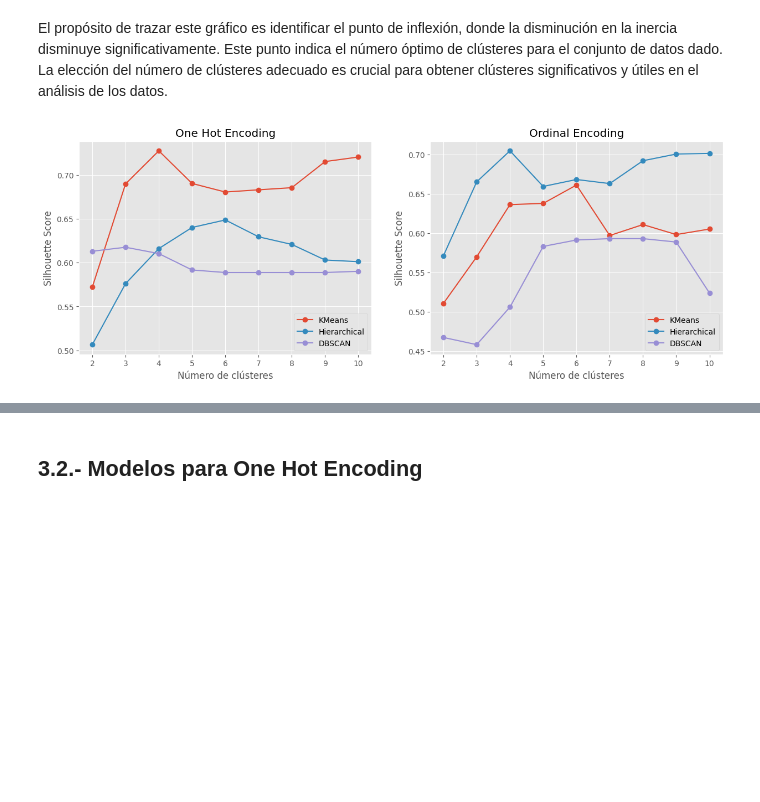
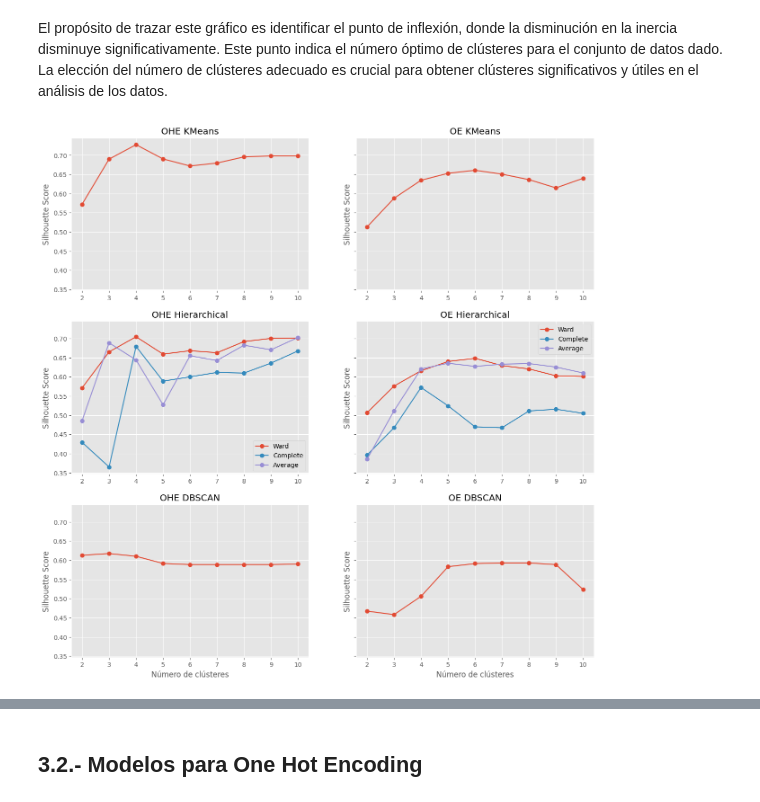
Before and after one commit to RaulCarrero02/G23.P2.100451286.100472334, a Jupyter notebook: kmean.ipynb, the cells around one changed output, grey strips where cells are left out. Cells and saved outputs as stored; diff of their text form; code cells hidden in the pictures; blank space fills up the shorter version.

Commit message:
Cambios en los modelos

```diff
--- a/kmean.ipynb
+++ b/kmean.ipynb
@@ -507,57 +508,86 @@ El propósito de trazar este gráfico es identificar el punto de inflexión, don
 # %%
 # Silhouette Score
 silhouette_oh = []
 silhouette_ordinal = []
 for i in range(2, 11):
-    kmeans_silhouette = KMeans(n_clusters=i, random_state=123).fit(X_ordinal_pca)
-    silhouette_ordinal.append(silhouette_score(X_ordinal_pca, kmeans_silhouette.labels_))
+    kmeans_silhouette = KMeans(n_clusters=i, random_state=123).fit_predict(X_one_hot_pca)
+    silhouette_oh.append(silhouette_score(X_one_hot_pca, kmeans_silhouette))
 
-for i in range(2, 11):
-    kmeans_silhouette = KMeans(n_clusters=i, random_state=123).fit(X_one_hot_pca)
-    silhouette_oh.append(silhouette_score(X_one_hot_pca, kmeans_silhouette.labels_))
+    kmeans_silhouette_oe = KMeans(n_clusters=i, random_state=123).fit_predict(X_ordinal_pca)
+    silhouette_ordinal.append(silhouette_score(X_ordinal_pca, kmeans_silhouette_oe))
 
 # silhouette for hierarchical clustering
-silhouette_hierarchical_oh = []
-silhouette_hierarchical_ordinal = []
+silhouette_hc_oh = []
+silhouette_hc_ordinal = []
+silhouette_hierarchical_oh_complete = []
+silhouette_hierarchical_ordinal_complete = []
+silhouette_hierarchical_oh_average = []
+silhouette_hierarchical_ordinal_average = []
 for i in range(2, 11):
-    hierarchical = AgglomerativeClustering(n_clusters=i).fit(X_ordinal_pca)
-    silhouette_hierarchical_oh.append(silhouette_score(X_ordinal_pca, hierarchical.labels_))
+    hc = AgglomerativeClustering(n_clusters=i, linkage='ward').fit_predict(X_one_hot_pca)
+    silhouette_hc_oh.append(silhouette_score(X_one_hot_pca, hc))
+    hc = AgglomerativeClustering(n_clusters=i, linkage='complete').fit_predict(X_one_hot_pca)
+    silhouette_hierarchical_oh_complete.append(silhouette_score(X_one_hot_pca, hc))
+    hc = AgglomerativeClustering(n_clusters=i, linkage='average').fit_predict(X_one_hot_pca)
+    silhouette_hierarchical_oh_average.append(silhouette_score(X_one_hot_pca, hc))
 
-for i in range(2, 11):
-    hierarchical = AgglomerativeClustering(n_clusters=i).fit(X_one_hot_pca)
-    silhouette_hierarchical_ordinal.append(silhouette_score(X_one_hot_pca, hierarchical.labels_))
+    hc = AgglomerativeClustering(n_clusters=i, linkage='ward').fit_predict(X_ordinal_pca)
+    silhouette_hc_ordinal.append(silhouette_score(X_ordinal_pca, hc))
+    hc = AgglomerativeClustering(n_clusters=i, linkage='complete').fit_predict(X_ordinal_pca)
+    silhouette_hierarchical_ordinal_complete.append(silhouette_score(X_ordinal_pca, hc))
+    hc = AgglomerativeClustering(n_clusters=i, linkage='average').fit_predict(X_ordinal_pca)
+    silhouette_hierarchical_ordinal_average.append(silhouette_score(X_ordinal_pca, hc))
+
 
 # silhouette for DBSCAN
 silhouette_dbscan_oh = []
 silhouette_dbscan_ordinal = []
 for i in range(2, 11):
-    dbscan = DBSCAN(eps=0.5, min_samples=i).fit(X_ordinal_pca)
-    silhouette_dbscan_ordinal.append(silhouette_score(X_ordinal_pca, dbscan.labels_))
+    dbscan = DBSCAN(eps=0.5, min_samples=i).fit_predict(X_one_hot_pca)
+    silhouette_dbscan_oh.append(silhouette_score(X_one_hot_pca, dbscan))
 
-for i in range(2, 11):
-    dbscan = DBSCAN(eps=0.5, min_samples=i).fit(X_one_hot_pca)
-    silhouette_dbscan_oh.append(silhouette_score(X_one_hot_pca, dbscan.labels_))
+    dbscan = DBSCAN(eps=0.5, min_samples=i).fit_predict(X_ordinal_pca)
+    silhouette_dbscan_ordinal.append(silhouette_score(X_ordinal_pca, dbscan))
 
-# Representación de los datos en dos gráficos
-fig, axs = plt.subplots(1, 2, figsize=(15, 5))
+# en seis graficos tres para cada modelos de codificación
+fig, axs = plt.subplots(3, 2, figsize=(15, 15), sharey=True)
 
-axs[0].plot(range(2, 11), silhouette_oh, marker='o', label='KMeans')
-axs[0].plot(range(2, 11), silhouette_hierarchical_oh, marker='o', label='Hierarchical')
-axs[0].plot(range(2, 11), silhouette_dbscan_oh, marker='o', label='DBSCAN')
-axs[0].set_title('One Hot Encoding')
-axs[0].set_xlabel('Número de clústeres')
-axs[0].set_ylabel('Silhouette Score')
-axs[0].legend()
+axs[0, 0].plot(range(2, 11), silhouette_oh, marker='o')
+axs[0, 0].set_title('OHE KMeans')
+axs[0, 0].set_ylabel('Silhouette Score')
 
-axs[1].plot(range(2, 11), silhouette_ordinal, marker='o', label='KMeans')
-axs[1].plot(range(2, 11), silhouette_hierarchical_ordinal, marker='o', label='Hierarchical')
-axs[1].plot(range(2, 11), silhouette_dbscan_ordinal, marker='o', label='DBSCAN')
-axs[1].set_title('Ordinal Encoding')
-axs[1].set_xlabel('Número de clústeres')
-axs[1].set_ylabel('Silhouette Score')
-axs[1].legend()
+axs[0, 1].plot(range(2, 11), silhouette_ordinal, marker='o')
+axs[0, 1].set_title('OE KMeans')
+axs[0, 1].set_ylabel('Silhouette Score')
+
+#agrupa en hierarchical por cada tipo de link
+axs[1, 0].plot(range(2, 11), silhouette_hc_oh, marker='o')
+axs[1, 0].plot(range(2, 11), silhouette_hierarchical_oh_complete, marker='o')
+axs[1, 0].plot(range(2, 11), silhouette_hierarchical_oh_average, marker='o')
+axs[1, 0].set_title('OHE Hierarchical')
+axs[1, 0].set_ylabel('Silhouette Score')
+
+axs[1, 1].plot(range(2, 11), silhouette_hc_ordinal, marker='o')
+axs[1, 1].plot(range(2, 11), silhouette_hierarchical_ordinal_complete, marker='o')
+axs[1, 1].plot(range(2, 11), silhouette_hierarchical_ordinal_average, marker='o')
+axs[1, 1].set_title('OE Hierarchical')
+axs[1, 1].set_ylabel('Silhouette Score')
+
+#agrupa en dbscan
+axs[2, 0].plot(range(2, 11), silhouette_dbscan_oh, marker='o')
+axs[2, 0].set_title('OHE DBSCAN')
+axs[2, 0].set_xlabel('Número de clústeres')
+axs[2, 0].set_ylabel('Silhouette Score')
+
+axs[2, 1].plot(range(2, 11), silhouette_dbscan_ordinal, marker='o')
+axs[2, 1].set_title('OE DBSCAN')
+axs[2, 1].set_xlabel('Número de clústeres')
+axs[2, 1].set_ylabel('Silhouette Score')
+
+axs[1, 0].legend(['Ward', 'Complete', 'Average'])
+axs[1, 1].legend(['Ward', 'Complete', 'Average'])
 
 plt.show()
 # %% [output]
-[figure, old version]
+[figure, new version]
 # %% [markdown]
```
Also changed, not shown: parts of 19 cells of this notebook.
